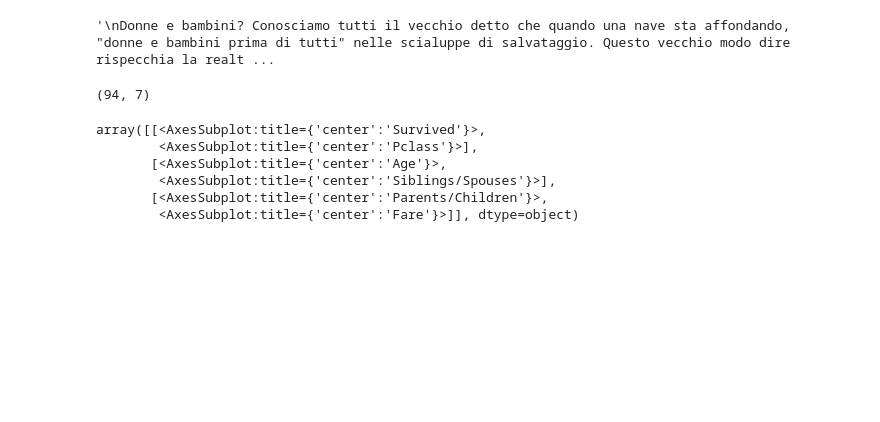
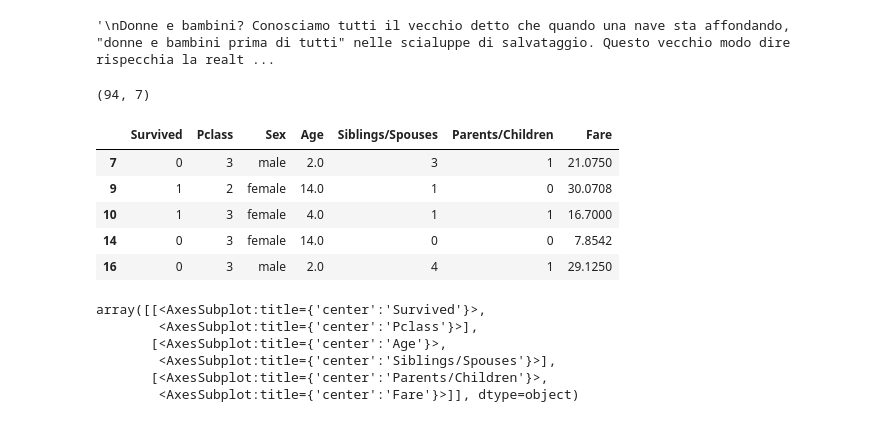
Before and after one commit to serenasensini/Apogeo-Programmare-con-Python---Iniziare-Bene2021, a Jupyter notebook: lesson#9/Caso di studio - Titanic.ipynb, the cells around one changed output. Saved outputs shown, nothing was run; the diff lists cells and outputs as text; code cells hidden in the pictures; blank space fills up the shorter version.

```diff
--- a/lesson#9/Caso di studio - Titanic.ipynb
+++ b/lesson#9/Caso di studio - Titanic.ipynb
@@ -92,6 +121,15 @@ children = data[data['Age'] < 16]
 children.shape
 # %% [output]
 (94, 7)
+# %%
+children.head()
+# %% [output]
+|  | Survived | Pclass | Sex | Age | Siblings/Spouses | Parents/Children | Fare |
+| 7 | 0 | 3 | male | 2.0 | 3 | 1 | 21.0750 |
+| 9 | 1 | 2 | female | 14.0 | 1 | 0 | 30.0708 |
+| 10 | 1 | 3 | female | 4.0 | 1 | 1 | 16.7000 |
+| 14 | 0 | 3 | female | 14.0 | 0 | 0 | 7.8542 |
+| 16 | 0 | 3 | male | 2.0 | 4 | 1 | 29.1250 |
 # %%
 children.hist()
 # %% [output]
```
Also changed, not shown: parts of 7 cells of this notebook, 9 other files.
